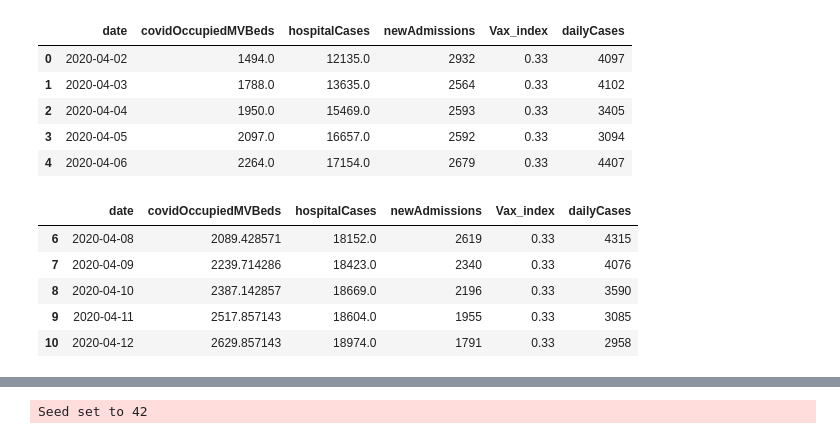
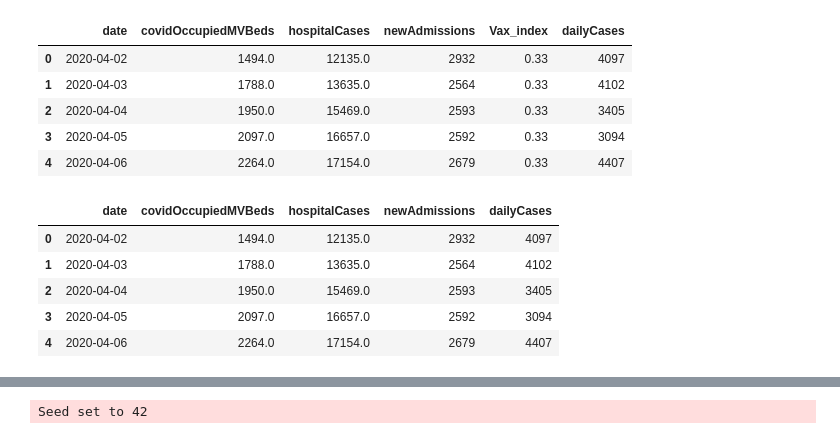
Before and after one commit to michaelajao/Multivate-forecasting, a Jupyter notebook: notebook/multivariate/experiment1.ipynb, the cells around one changed output, grey strips where cells are left out. Saved outputs shown, nothing was run; the diff lists cells and outputs as text; code cells hidden in the pictures.

```diff
--- a/notebook/multivariate/experiment1.ipynb
+++ b/notebook/multivariate/experiment1.ipynb
@@ -170,18 +171,19 @@ def add_lags(df, lags, column):
     return df, added_features
 # %%
 # filter the features in the data with 7days moving average
-
-for col in data.columns:
-    if "covid" in col:
-        data[col] = data[col].rolling(window=7).mean()
+# data["covidOccupiedMVBeds"] = data["covidOccupiedMVBeds"].rolling(7).mean()
+# data["hospitalCases"] = data["hospitalCases"].rolling(7).mean()
+# data["newAdmissions"] = data["newAdmissions"].rolling(7).mean()
+# data["dailyCases"] = data["dailyCases"].rolling(7).mean()
 
 data = data.dropna()
+data = data.drop(columns=["Vax_index"])
 data.head()
 # %% [output]
-|  | date | covidOccupiedMVBeds | hospitalCases | newAdmissions | Vax_index | dailyCases |
-| 6 | 2020-04-08 | 2089.428571 | 18152.0 | 2619 | 0.33 | 4315 |
-| 7 | 2020-04-09 | 2239.714286 | 18423.0 | 2340 | 0.33 | 4076 |
-| 8 | 2020-04-10 | 2387.142857 | 18669.0 | 2196 | 0.33 | 3590 |
-| 9 | 2020-04-11 | 2517.857143 | 18604.0 | 1955 | 0.33 | 3085 |
-| 10 | 2020-04-12 | 2629.857143 | 18974.0 | 1791 | 0.33 | 2958 |
+|  | date | covidOccupiedMVBeds | hospitalCases | newAdmissions | dailyCases |
+| 0 | 2020-04-02 | 1494.0 | 12135.0 | 2932 | 4097 |
+| 1 | 2020-04-03 | 1788.0 | 13635.0 | 2564 | 4102 |
+| 2 | 2020-04-04 | 1950.0 | 15469.0 | 2593 | 3405 |
+| 3 | 2020-04-05 | 2097.0 | 16657.0 | 2592 | 3094 |
+| 4 | 2020-04-06 | 2264.0 | 17154.0 | 2679 | 4407 |
 # %%
```
Also changed, not shown: parts of 34 cells of this notebook, 6 other files.
